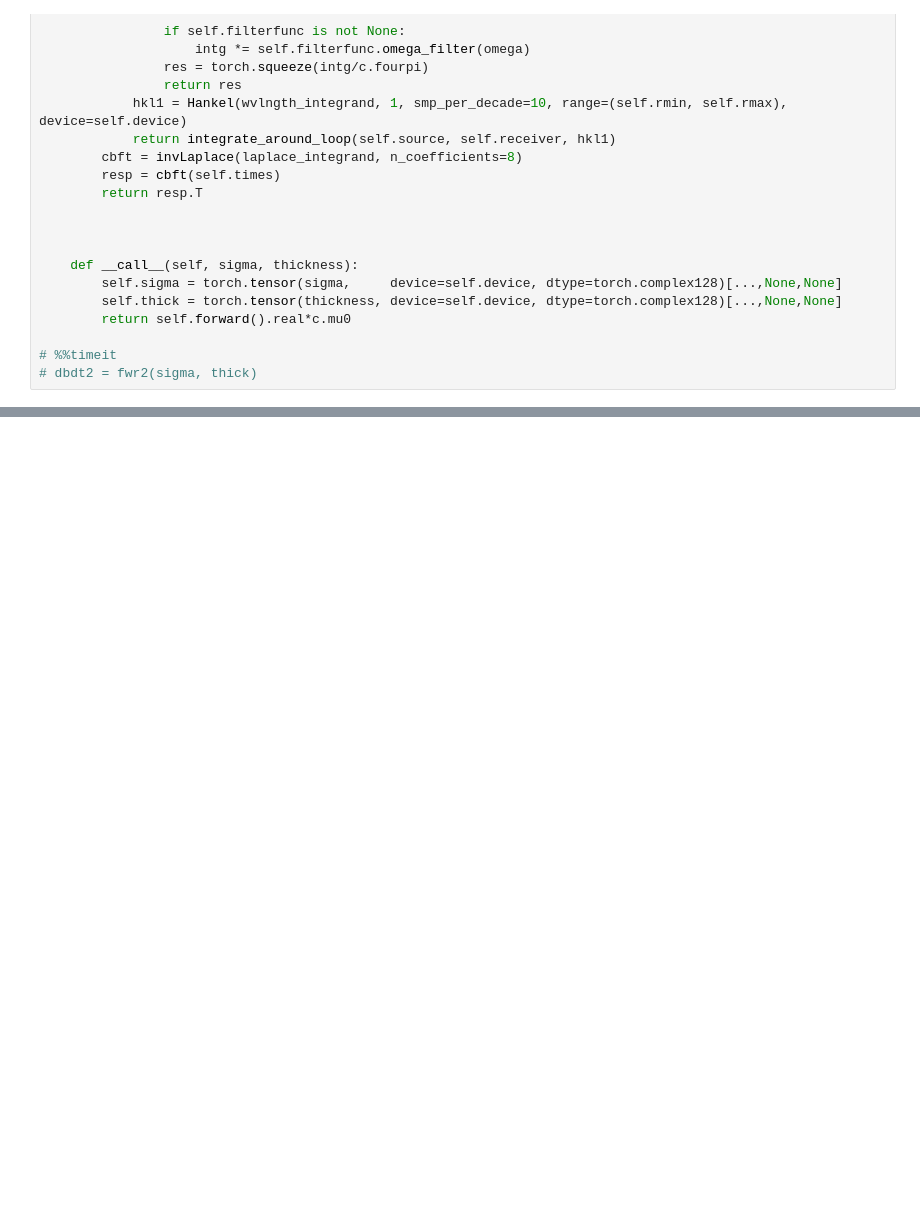
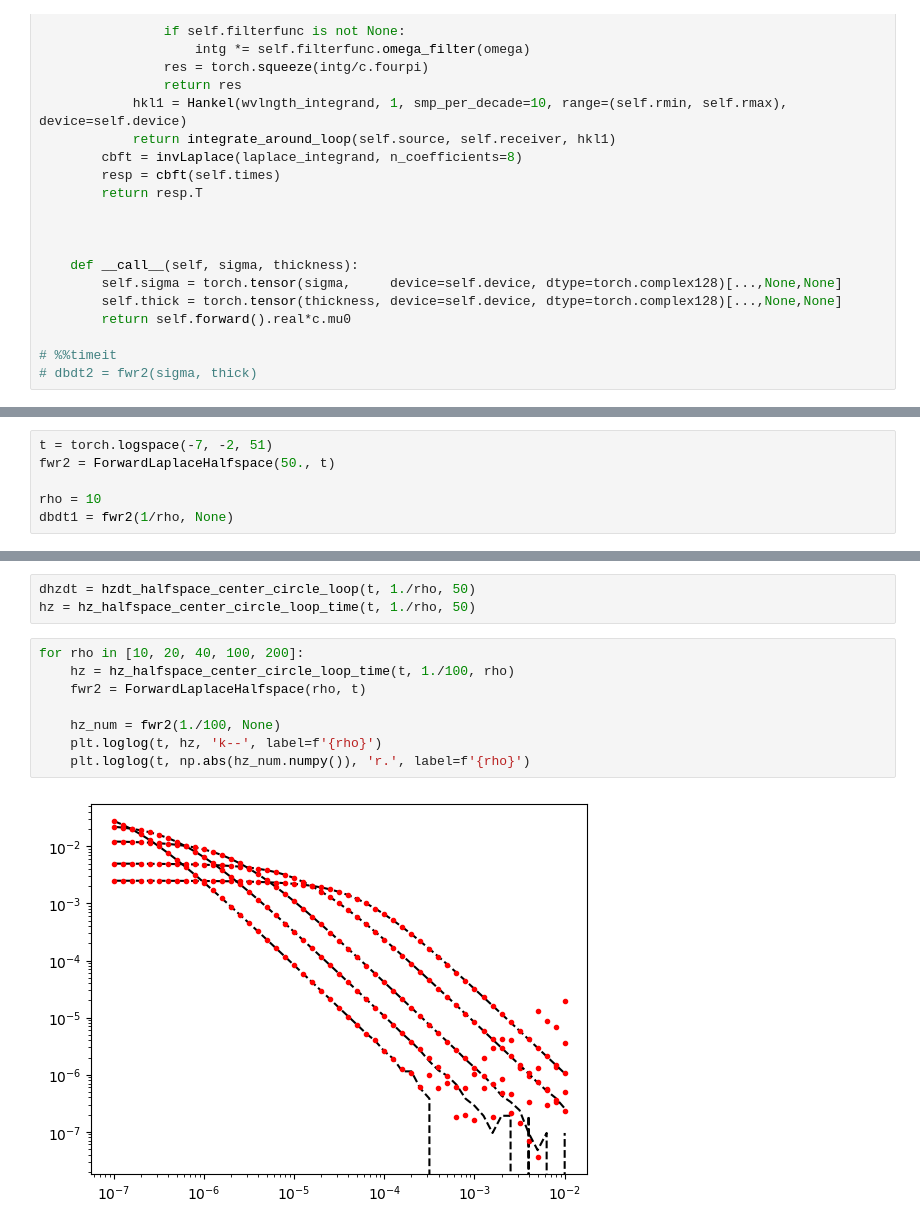
Before and after one commit to hydrogeophysicsgroup/anemone, a Jupyter notebook: prototyping/looking_at_the_laplace_transform.ipynb, the cells around one changed output, grey strips where cells are left out. Cells and saved outputs as stored; diff of their text form; blank space fills up the shorter version.

```diff
--- a/prototyping/looking_at_the_laplace_transform.ipynb
+++ b/prototyping/looking_at_the_laplace_transform.ipynb
@@ -214,0 +338,6 @@ RuntimeError: dot : expected both vectors to have same dtype, but found ComplexF
+# %%
+t = torch.logspace(-7, -2, 51)
+fwr2 = ForwardLaplaceHalfspace(50., t)
+
+rho = 10
+dbdt1 = fwr2(1/rho, None)
@@ -214,0 +354,13 @@ RuntimeError: dot : expected both vectors to have same dtype, but found ComplexF
+# %%
+dhzdt = hzdt_halfspace_center_circle_loop(t, 1./rho, 50)
+hz = hz_halfspace_center_circle_loop_time(t, 1./rho, 50)
+# %%
+for rho in [10, 20, 40, 100, 200]:
+    hz = hz_halfspace_center_circle_loop_time(t, 1./100, rho)
+    fwr2 = ForwardLaplaceHalfspace(rho, t)
+
+    hz_num = fwr2(1./100, None)
+    plt.loglog(t, hz, 'k--', label=f'{rho}')
+    plt.loglog(t, np.abs(hz_num.numpy()), 'r.', label=f'{rho}')
+# %% [output]
+[figure, added]
```
Also changed, not shown: parts of 14 cells of this notebook, 1 other file.
